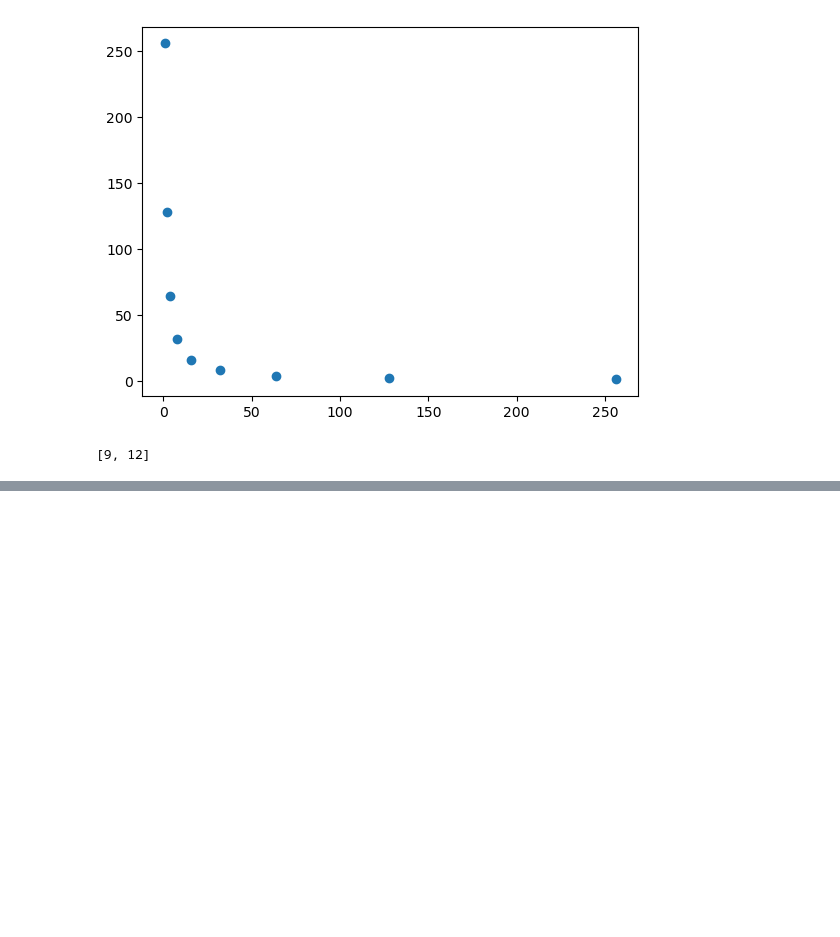
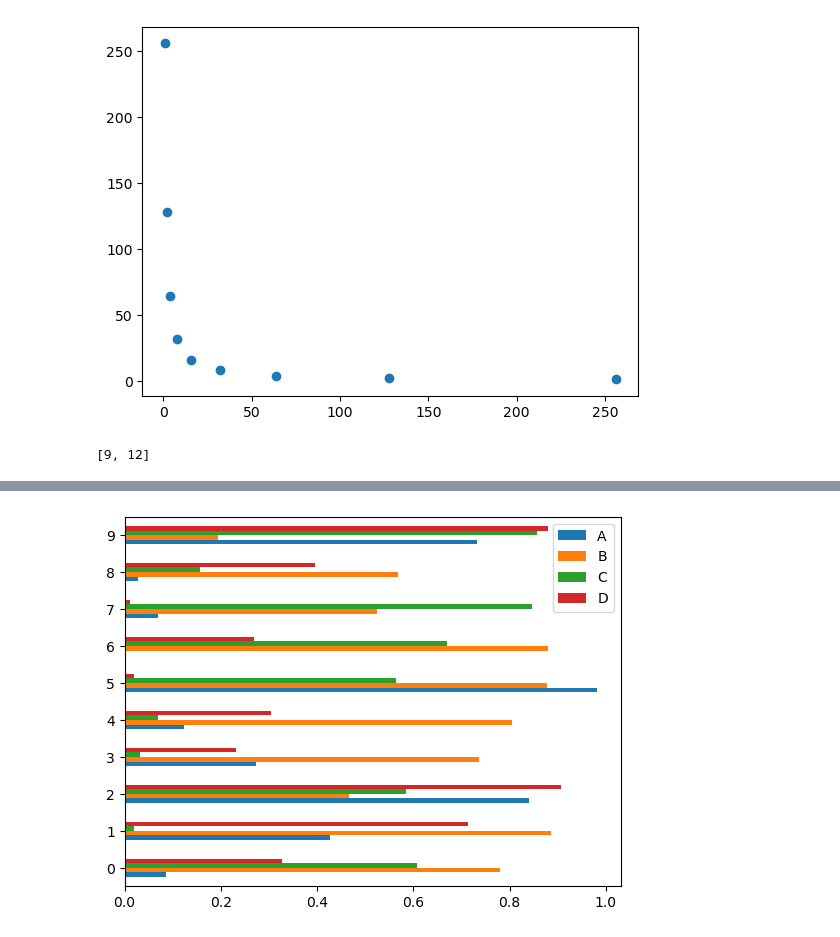
Before and after one commit to adamlewy3/Python-Projects, a Jupyter notebook: Python Essentials.ipynb, the cells around one changed output, grey strips where cells are left out. Cells and saved outputs as stored; diff of their text form; code cells hidden in the pictures; blank space fills up the shorter version.

```diff
--- a/Python Essentials.ipynb
+++ b/Python Essentials.ipynb
@@ -224,0 +306,5 @@ vector_sum(([1,2],[3,4],[5,6]))
+# %%
+df4.plot.barh()
+plt.show()
+# %% [output]
+[figure, added]
```
Also changed, not shown: parts of 8 cells of this notebook.
